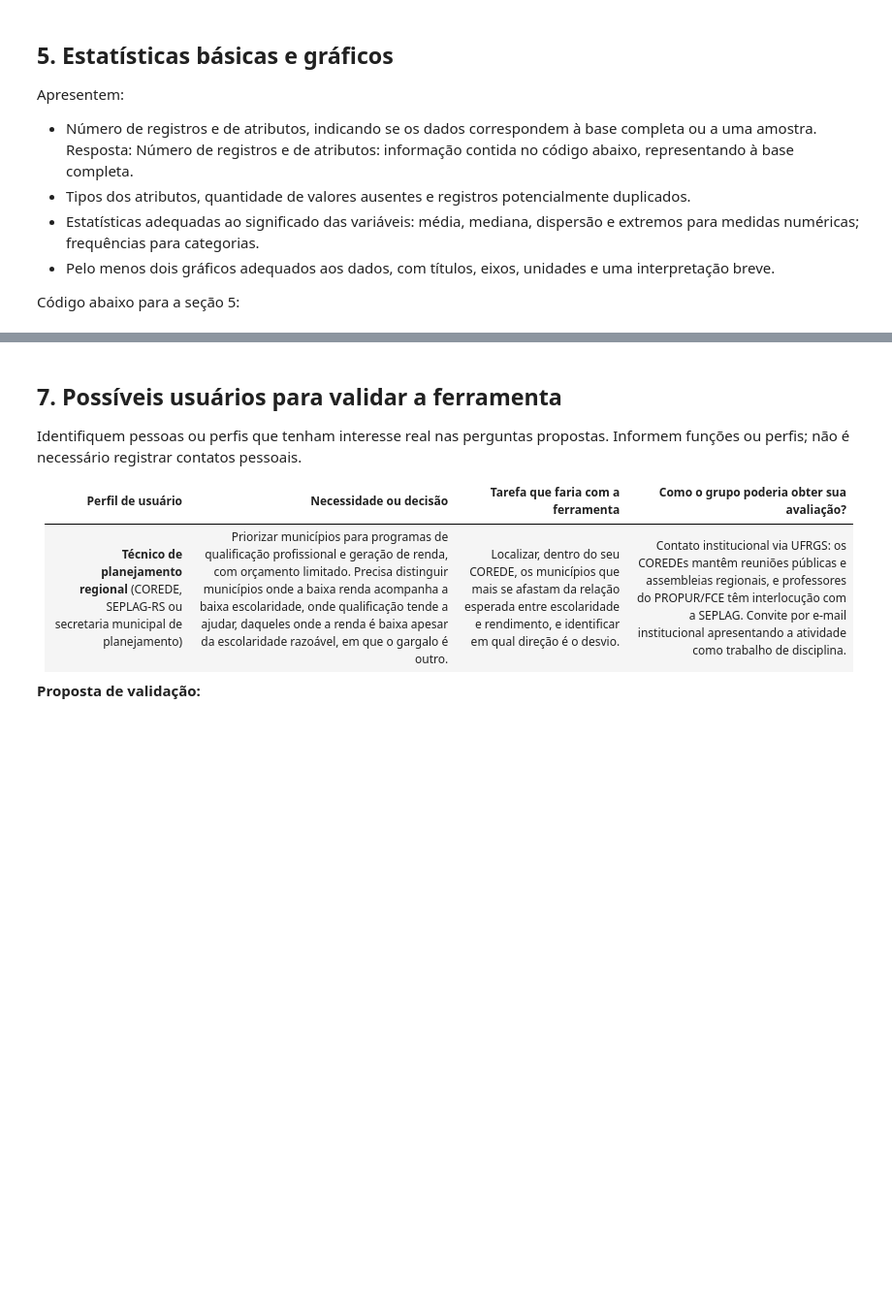
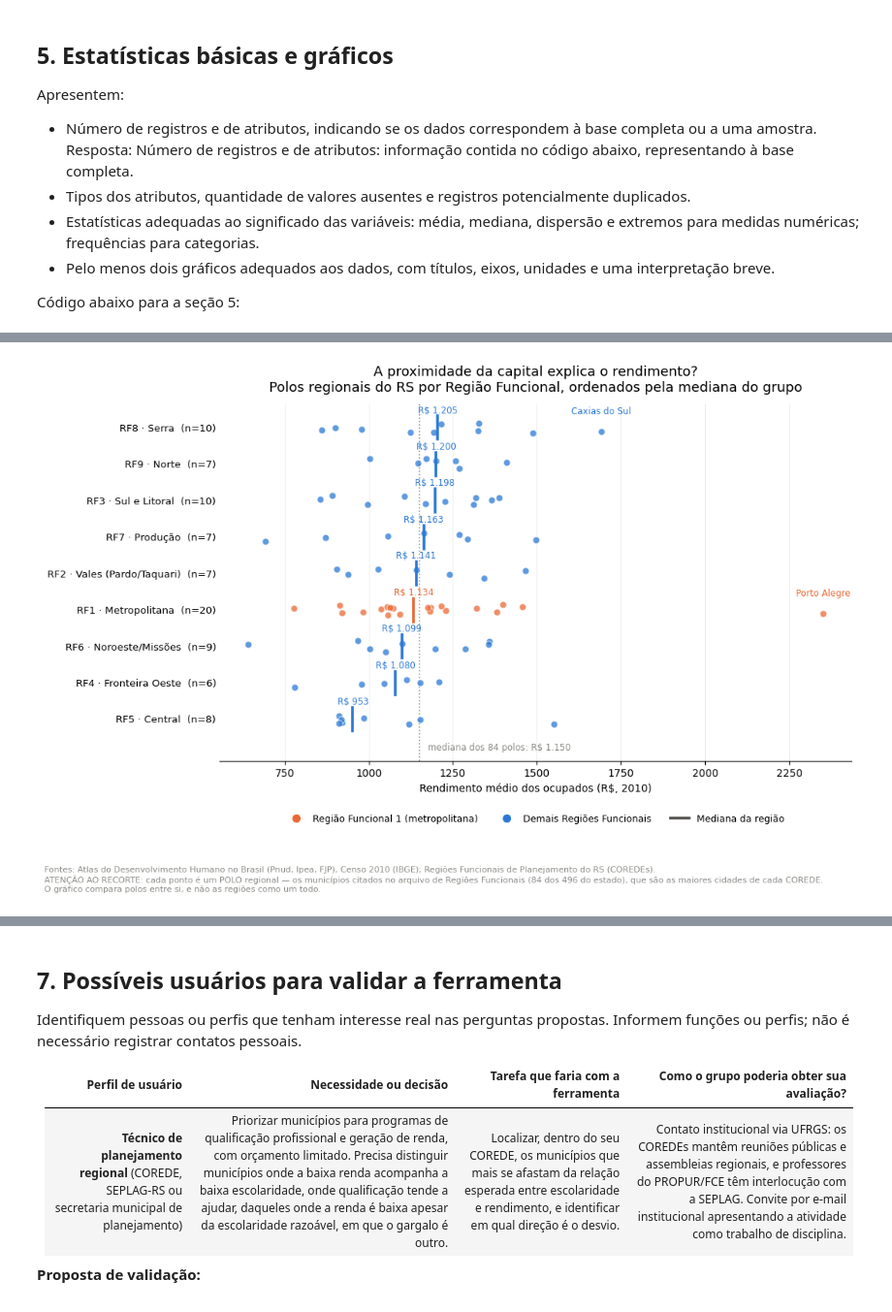
Before and after one commit to valandro/ufrgs-spec-ai, a Jupyter notebook: AI001-analise-visualizacao-dados/educacao/notebook/atividade01_PIB_RS_Municipal_X_Escolaridade_Elizabeth_Lucas_Mike.ipynb, the cells around one changed output, grey strips where cells are left out. Shown at 97% size. Cells and saved outputs as stored; diff of their text form; code cells hidden in the pictures; blank space fills up the shorter version.

```diff
--- a/AI001-analise-visualizacao-dados/educacao/notebook/atividade01_PIB_RS_Municipal_X_Escolaridade_Elizabeth_Lucas_Mike.ipynb
+++ b/AI001-analise-visualizacao-dados/educacao/notebook/atividade01_PIB_RS_Municipal_X_Escolaridade_Elizabeth_Lucas_Mike.ipynb
@@ -112,0 +1256,92 @@ Código abaixo para a seção 6:
+# %%
+# ---------------------------------------------------------------
+# Grafico 3.1 - rendimento dos polos regionais por Regiao Funcional
+# ---------------------------------------------------------------
+# Com n entre 6 e 20 por regiao, boxplot seria enganoso (quartis sobre 6
+# pontos nao significam muito). Entao o grafico mostra CADA polo como um
+# ponto e marca so a mediana do grupo. O leitor ve o tamanho real da amostra.
+
+COR_DEMAIS = "#2a78d6"
+COR_METRO = "#eb6834"
+COR_TEXTO = "#52514e"
+
+ordem = resumo_rf.index.tolist()[::-1]          # maior mediana no topo do grafico
+rng_jitter = np.random.default_rng(3)
+
+fig, ax = plt.subplots(figsize=(11, 6.5))
+
+for i, nome_rf in enumerate(ordem):
+    grupo = p3[p3["rf_nome"] == nome_rf]
+    e_metro = nome_rf.startswith("RF1")
+    cor = COR_METRO if e_metro else COR_DEMAIS
+
+    # jitter vertical pequeno, so pra separar pontos de valor proximo
+    y = i + rng_jitter.uniform(-0.16, 0.16, len(grupo))
+    ax.scatter(grupo[col_renda], y, s=42, color=cor, alpha=0.75,
+               edgecolors="white", linewidth=0.7, zorder=3)
+
+    mediana = grupo[col_renda].median()
+    ax.plot([mediana, mediana], [i - 0.32, i + 0.32], color=cor,
+            linewidth=2.6, zorder=4)
+    ax.annotate(f"R\\$ {mediana:,.0f}".replace(",", "."),
+                xy=(mediana, i + 0.40), ha="center", fontsize=8.5, color=cor)
+
+# mediana geral dos polos como referencia
+mediana_geral = p3[col_renda].median()
+ax.axvline(mediana_geral, color="#8a8a86", linestyle=":", linewidth=1.2, zorder=1)
+ax.annotate(f"mediana dos {len(p3)} polos: R\\$ {mediana_geral:,.0f}".replace(",", "."),
+            xy=(mediana_geral, -0.78), xytext=(8, 0),
+            textcoords="offset points", fontsize=8.5, color="#8a8a86", va="center")
+
+# folga embaixo pra caber a anotacao da mediana geral sem encostar no eixo
+ax.set_ylim(-1.15, len(ordem) - 0.35)
+
+# os dois extremos que resumem a historia
+for nome_mun, deslocamento in [("Porto Alegre", (0, 13)), ("Caxias do Sul", (0, 13))]:
+    linha = p3[p3["nome"] == nome_mun]
+    i = ordem.index(linha["rf_nome"].iloc[0])
+    ax.annotate(nome_mun, xy=(linha[col_renda].iloc[0], i),
+                xytext=deslocamento, textcoords="offset points",
+                ha="center", fontsize=8.5,
+                color=COR_METRO if nome_mun == "Porto Alegre" else COR_DEMAIS)
+
+ax.set_yticks(range(len(ordem)))
+ax.set_yticklabels([f"{n}  (n={resumo_rf.loc[n, 'n']})" for n in ordem], fontsize=9.5)
+ax.set_xlabel("Rendimento médio dos ocupados (R\\$, 2010)")
+
+ax.set_title(
+    "A proximidade da capital explica o rendimento?\n"
+    "Polos regionais do RS por Região Funcional, ordenados pela mediana do grupo",
+    fontsize=13, pad=12,
+)
+
+ax.spines[["top", "right", "left"]].set_visible(False)
+ax.tick_params(axis="y", length=0)
+ax.grid(axis="x", linestyle="-", linewidth=0.5, color="#e5e5e0", zorder=0)
+ax.set_axisbelow(True)
+
+marcadores = [
+    plt.Line2D([], [], marker="o", linestyle="", color=COR_METRO,
+               markersize=7, label="Região Funcional 1 (metropolitana)"),
+    plt.Line2D([], [], marker="o", linestyle="", color=COR_DEMAIS,
+               markersize=7, label="Demais Regiões Funcionais"),
+    plt.Line2D([], [], color=COR_TEXTO, linewidth=2.6, label="Mediana da região"),
+]
+ax.legend(handles=marcadores, frameon=False, loc="lower center",
+          bbox_to_anchor=(0.5, -0.20), ncol=3, fontsize=9)
+
+fig.text(
+    0.01, -0.10,
+    "Fontes: Atlas do Desenvolvimento Humano no Brasil (Pnud, Ipea, FJP), Censo 2010 (IBGE); "
+    "Regiões Funcionais de Planejamento do RS (COREDEs).\n"
+    "ATENÇÃO AO RECORTE: cada ponto é um POLO regional — os municípios citados no arquivo de Regiões Funcionais "
+    "(84 dos 496 do estado), que são as maiores cidades de cada COREDE.\nO gráfico compara polos entre si, e não "
+    "as regiões como um todo.",
+    fontsize=8, color="#8a8a86",
+)
+
+plt.tight_layout()
+# plt.savefig("grafico4.1_rendimento_por_regiao_funcional.png", dpi=150, bbox_inches="tight")
+plt.show()
+# %% [output]
+[figure, added]
```
Also changed, not shown: parts of 36 cells of this notebook.
